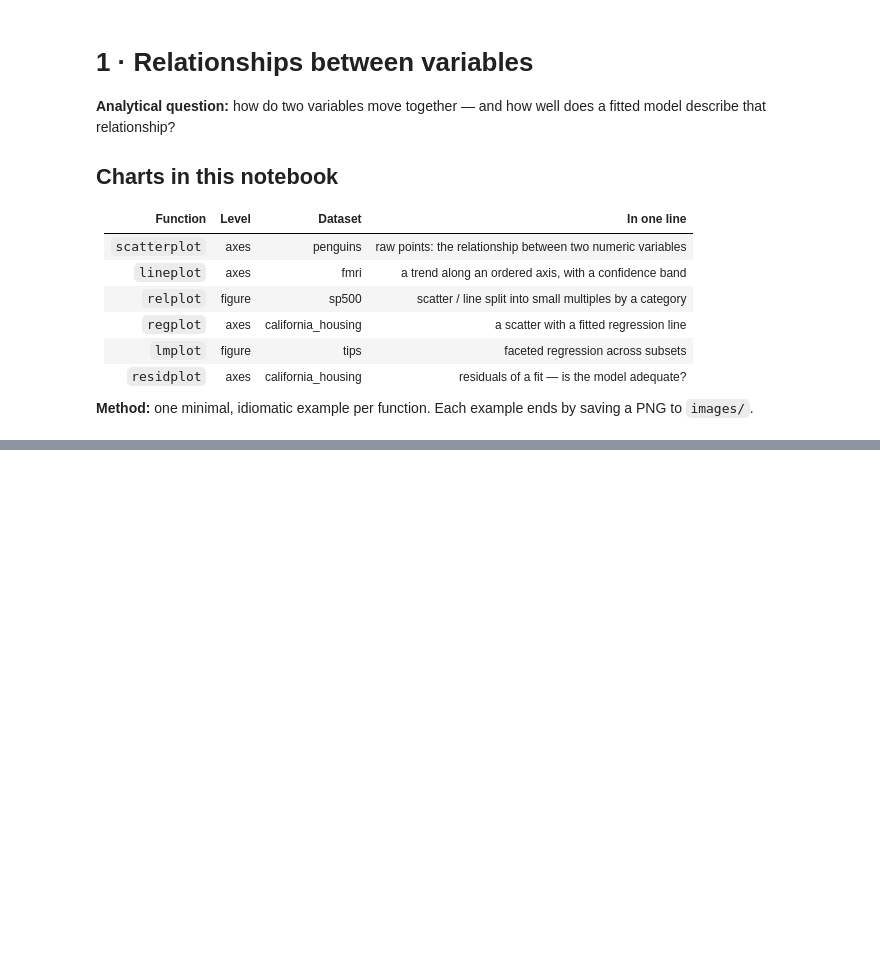
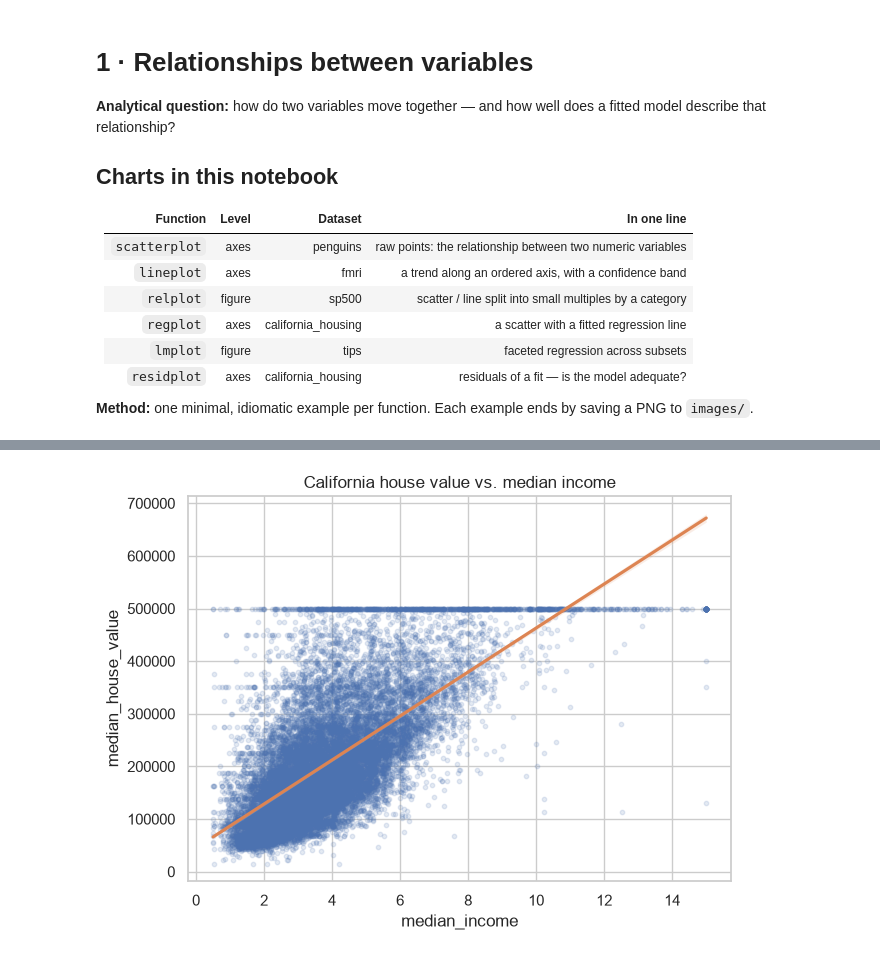
Before and after one commit to omri-sabag83/The-Seaborn-Portfolio, a Jupyter notebook: 1_Relationships.ipynb, the cells around one changed output, grey strips where cells are left out. Cells and saved outputs as stored; diff of their text form; code cells hidden in the pictures; blank space fills up the shorter version.

```diff
--- a/1_Relationships.ipynb
+++ b/1_Relationships.ipynb
@@ -29,0 +133,13 @@ sns.set_theme(style="whitegrid")
+# %%
+fig, ax = plt.subplots(figsize=(7, 5))
+sns.regplot(
+    data=housing,
+    x="median_income", y="median_house_value",
+    scatter_kws={"alpha": 0.15, "s": 10},
+    line_kws={"color": "C1"},
+    ax=ax,
+)
+ax.set_title("California house value vs. median income")
+fig.savefig("images/1_regplot.png", dpi=150, bbox_inches="tight")
+# %% [output]
+[figure, added]
```
Also changed, not shown: parts of 18 cells of this notebook, 7 other files.
